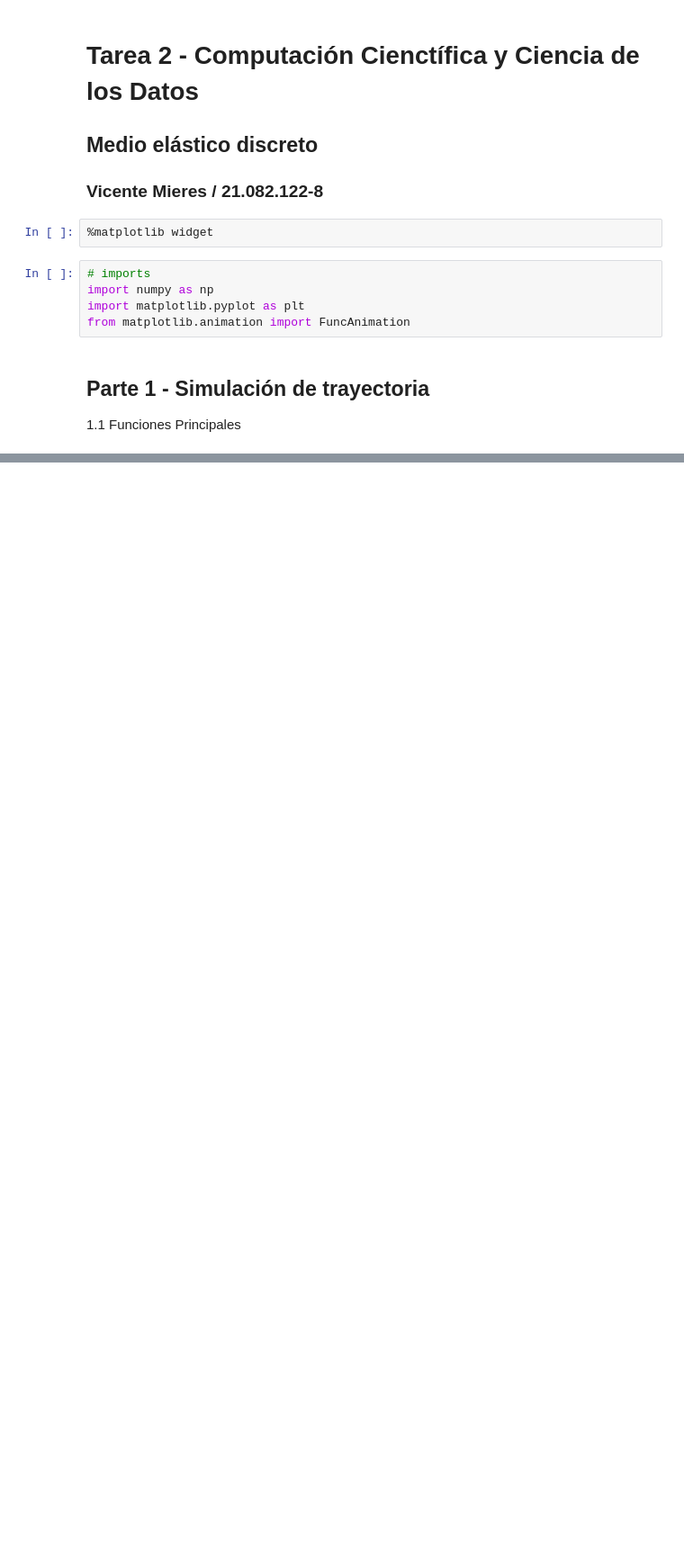
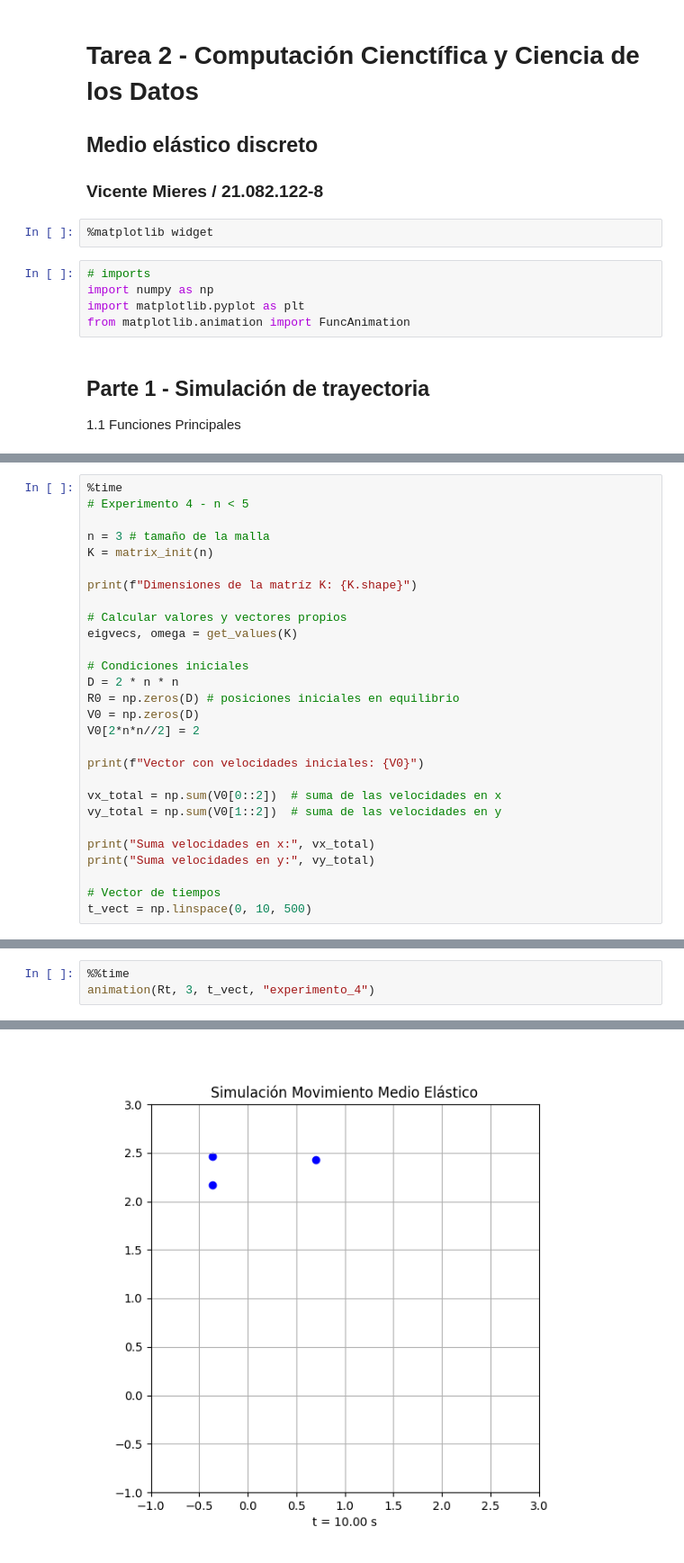
Before and after one commit to Mieres7/Comp.-Cientifica, a Jupyter notebook: Tarea2/VicenteMieres_210821228.ipynb, the cells around one changed output, grey strips where cells are left out. Shown: that part at 90% size. Saved outputs shown, nothing was run; the diff lists cells and outputs as text; blank space fills up the shorter version.

```diff
--- a/Tarea2/VicenteMieres_210821228.ipynb
+++ b/Tarea2/VicenteMieres_210821228.ipynb
@@ -191,0 +337,28 @@ Simulación lista. Rt shape: (300, 18)
+# %%
+%time
+# Experimento 4 - n < 5
+
+n = 3 # tamaño de la malla
+K = matrix_init(n)
+
+print(f"Dimensiones de la matríz K: {K.shape}")
+
+# Calcular valores y vectores propios
+eigvecs, omega = get_values(K)
+
+# Condiciones iniciales
+D = 2 * n * n
+R0 = np.zeros(D) # posiciones iniciales en equilibrio
+V0 = np.zeros(D)
+V0[2*n*n//2] = 2
+
+print(f"Vector con velocidades iniciales: {V0}")
+
+vx_total = np.sum(V0[0::2])  # suma de las velocidades en x
+vy_total = np.sum(V0[1::2])  # suma de las velocidades en y
+
+print("Suma velocidades en x:", vx_total)
+print("Suma velocidades en y:", vy_total)
+
+# Vector de tiempos
+t_vect = np.linspace(0, 10, 500)
@@ -191,0 +381,4 @@ Simulación lista. Rt shape: (300, 18)
+# %%
+%%time
+animation(Rt, 3, t_vect, "experimento_4")
+# %% [output]
@@ -191,0 +388 @@ Simulación lista. Rt shape: (300, 18)
+[figure, added]
```
Also changed, not shown: parts of 22 cells of this notebook, 5 other files.
